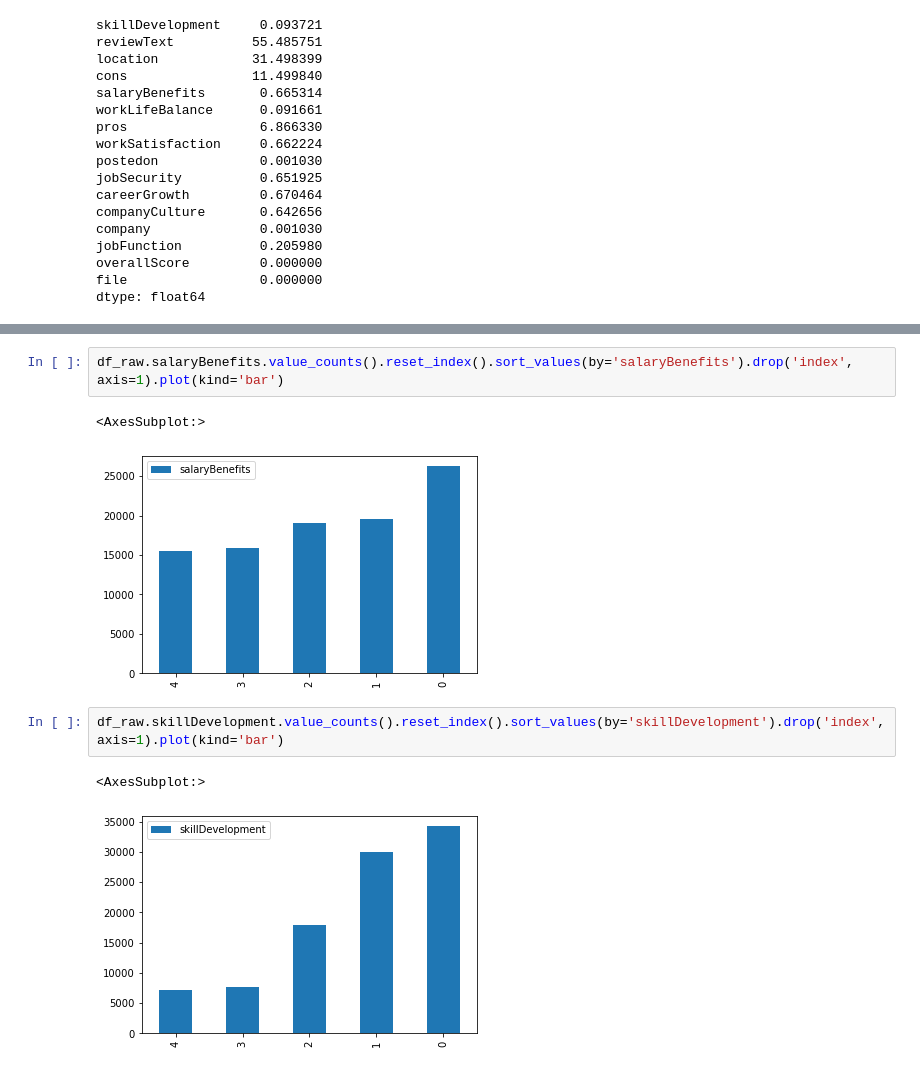
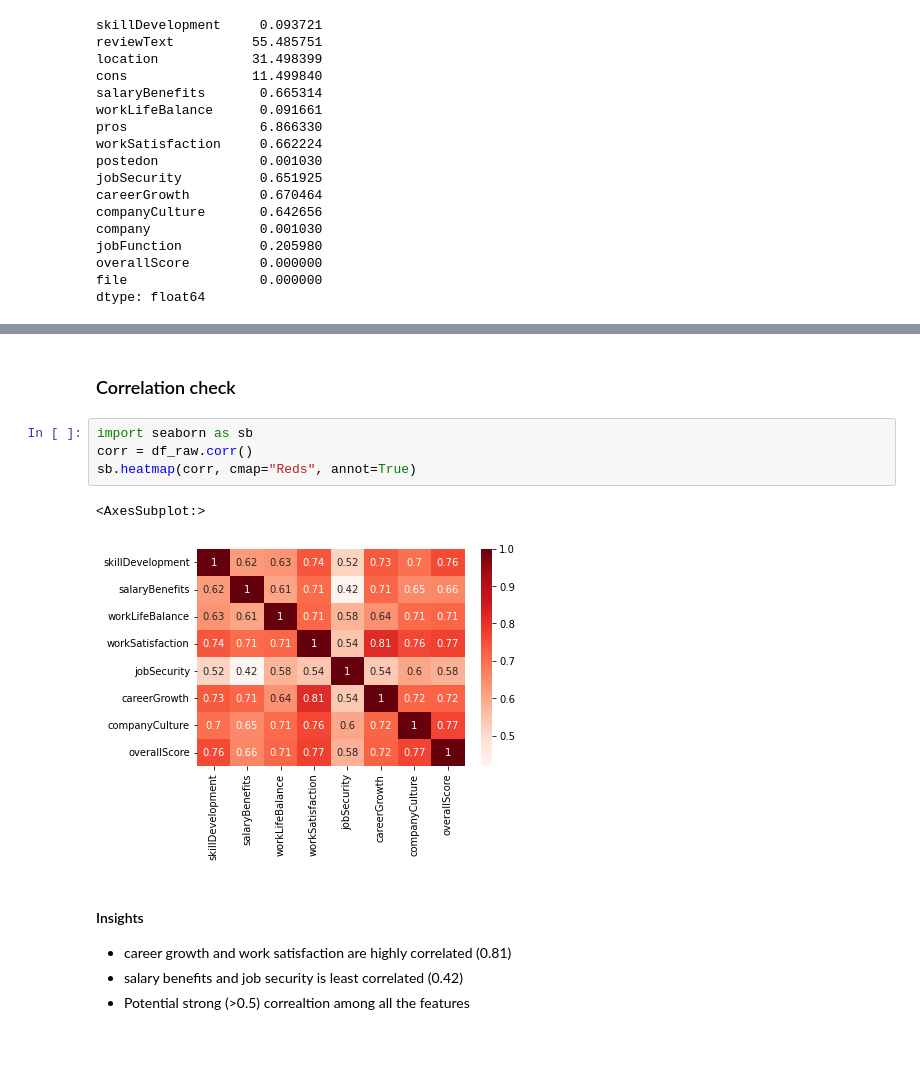
Before and after one commit to sayantikabanik/capstone_isb, a Jupyter notebook: experiments/basic_eda.ipynb, the cells around one changed output, grey strips where cells are left out. Cells and saved outputs as stored; diff of their text form.

Commit message:
correlation check updated

```diff
--- a/experiments/basic_eda.ipynb
+++ b/experiments/basic_eda.ipynb
@@ -69,10 +60,14 @@ df_raw.workSatisfaction.value_counts().reset_index().sort_values(by='workSatisfa
-# %%
-df_raw.salaryBenefits.value_counts().reset_index().sort_values(by='salaryBenefits').drop('index', axis=1).plot(kind='bar')
-# %% [output]
-<AxesSubplot:>
-[figure, removed]
-# %%
-df_raw.skillDevelopment.value_counts().reset_index().sort_values(by='skillDevelopment').drop('index', axis=1).plot(kind='bar')
-# %% [output]
-<AxesSubplot:>
-[figure, removed]
+# %% [markdown]
+### Correlation check
+# %%
+import seaborn as sb
+corr = df_raw.corr()
+sb.heatmap(corr, cmap="Reds", annot=True)
+# %% [output]
+<AxesSubplot:>
+[figure, added]
+# %% [markdown]
+#### Insights
+- career growth and work satisfaction are highly correlated (0.81)
+- salary benefits and job security is least correlated (0.42)
+- Potential strong (>0.5) correaltion among all the features
```
Also changed, not shown: parts of 2 cells of this notebook.
